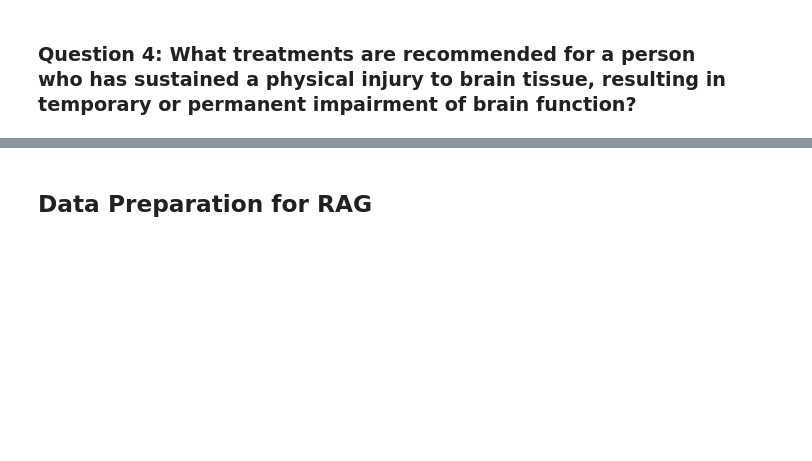
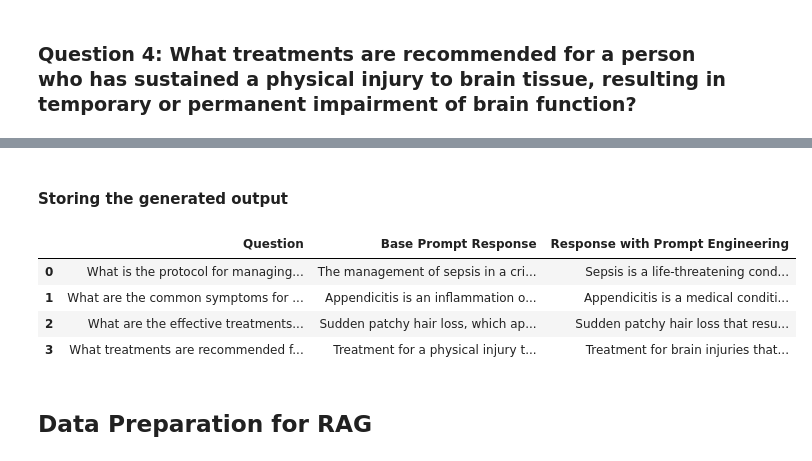
Before and after one commit to NimdaGrogu/Machine_Learning_Projects, a Jupyter notebook: Generative AI Foundations /Capstone Projects/Project 2 Medical Assistant/Learners_Notebook_Full_Code_v2.ipynb, the cells around one changed output, grey strips where cells are left out. Cells and saved outputs as stored; diff of their text form; code cells hidden in the pictures; blank space fills up the shorter version.

```diff
--- a/Generative AI Foundations /Capstone Projects/Project 2 Medical Assistant/Learners_Notebook_Full_Code_v2.ipynb
+++ b/Generative AI Foundations /Capstone Projects/Project 2 Medical Assistant/Learners_Notebook_Full_Code_v2.ipynb
@@ -172,2 +254,5 @@ response(user_prompt=q4, temperature=0.7, top_p=0.9)
 # %% [markdown]
 ### Question 1: What is the protocol for managing sepsis in a critical care unit?
+# %%
+response_with_prompt_eng_1 = response_with_prompt_eng(system_prompt,q1)
+print(response_with_prompt_eng_1)
@@ -174,2 +276,5 @@ response(user_prompt=q4, temperature=0.7, top_p=0.9)
 # %% [markdown]
 ### Question 2: What are the common symptoms for appendicitis, and can it be cured via medicine? If not, what surgical procedure should be followed to treat it?
+# %%
+response_with_prompt_eng_2=response_with_prompt_eng(system_prompt,q2)
+print(response_with_prompt_eng_2)
@@ -176,2 +298,5 @@ response(user_prompt=q4, temperature=0.7, top_p=0.9)
 # %% [markdown]
 ### Question 3: What are the effective treatments or solutions for addressing sudden patchy hair loss, commonly seen as localized bald spots on the scalp, and what could be the possible causes behind it?
+# %%
+response_with_prompt_eng_3=response_with_prompt_eng(system_prompt,q3)
+print(response_with_prompt_eng_3)
@@ -178,2 +320,5 @@ response(user_prompt=q4, temperature=0.7, top_p=0.9)
 # %% [markdown]
 ### Question 4:  What treatments are recommended for a person who has sustained a physical injury to brain tissue, resulting in temporary or permanent impairment of brain function?
+# %%
+response_with_prompt_eng_4=response_with_prompt_eng(system_prompt,q4)
+print(response_with_prompt_eng_4)
@@ -180,3 +345,14 @@ response(user_prompt=q4, temperature=0.7, top_p=0.9)
+# %% [markdown]
+#### Storing the generated output
+# %%
+responses["Response with Prompt Engineering"] = [response_with_prompt_eng_1, response_with_prompt_eng_2, response_with_prompt_eng_3, response_with_prompt_eng_4]
+responses
+# %% [output]
+|  | Question | Base Prompt Response | Response with Prompt Engineering |
+| 0 | What is the protocol for managing... | The management of sepsis in a cri... | Sepsis is a life-threatening cond... |
+| 1 | What are the common symptoms for ... | Appendicitis is an inflammation o... | Appendicitis is a medical conditi... |
+| 2 | What are the effective treatments... | Sudden patchy hair loss, which ap... | Sudden patchy hair loss that resu... |
+| 3 | What treatments are recommended f... | Treatment for a physical injury t... | Treatment for brain injuries that... |
 # %% [markdown]
 ## Data Preparation for RAG
 # %% [markdown]
```
Also changed, not shown: parts of 38 cells of this notebook.
